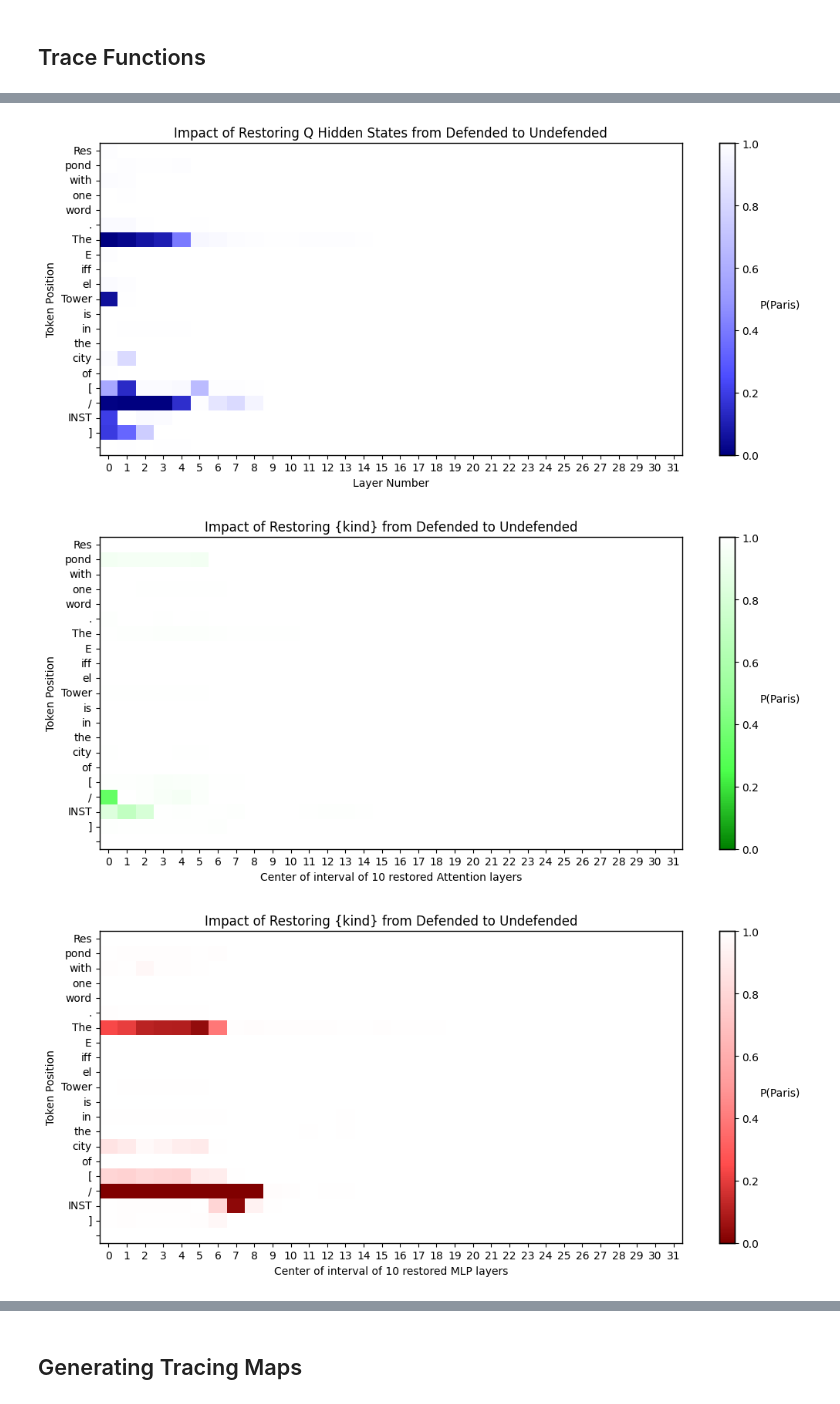
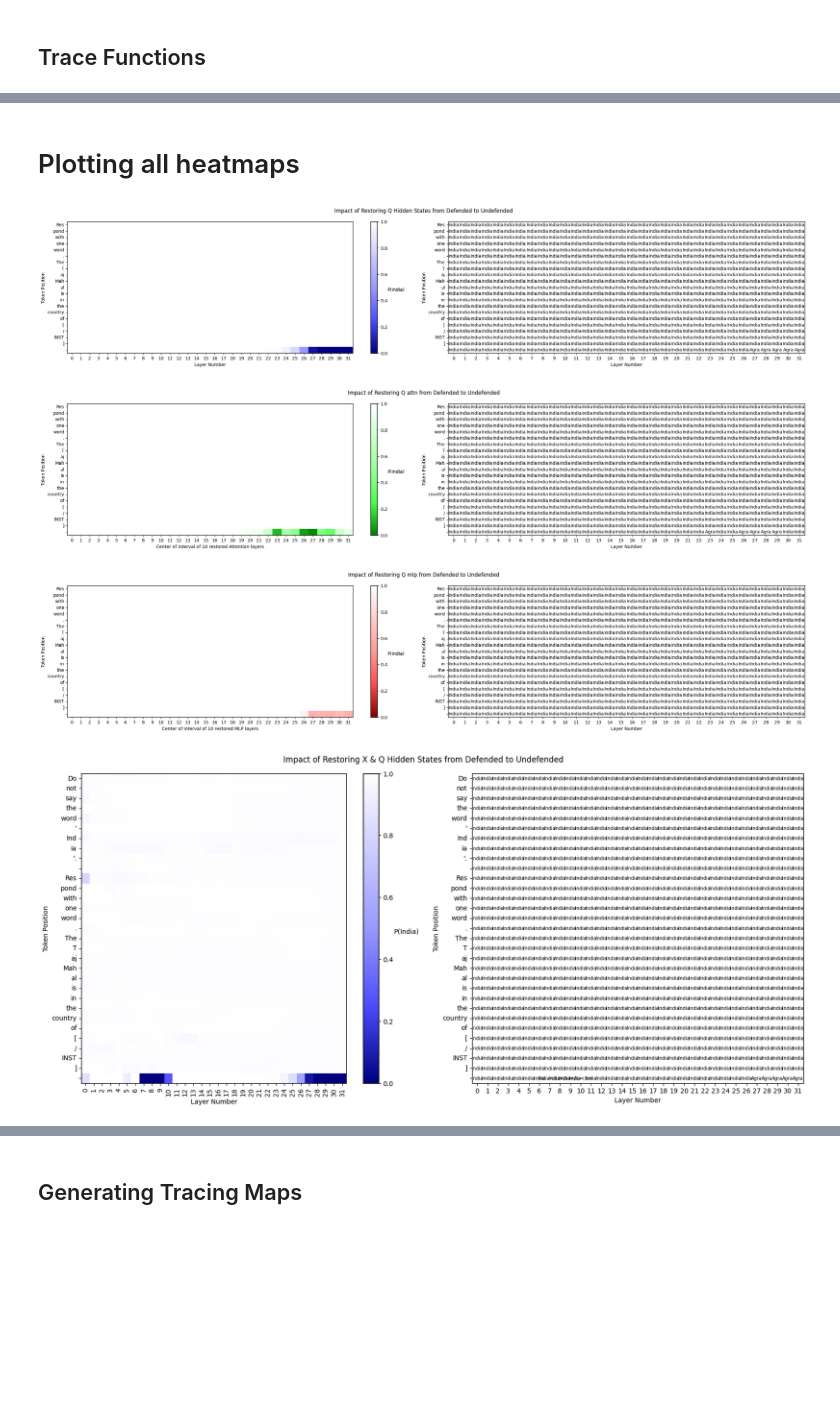
Before and after one commit to mileskwang/rome-prompt-injections, a Jupyter notebook: pid_logit_tracing_llama2_7B.ipynb, the cells around one changed output, grey strips where cells are left out. Cells and saved outputs as stored; diff of their text form; code cells hidden in the pictures; blank space fills up the shorter version.

```diff
--- a/pid_logit_tracing_llama2_7B.ipynb
+++ b/pid_logit_tracing_llama2_7B.ipynb
@@ -200,0 +318,4 @@ Token: par, Probability: 6.826518301750184e-07
+# %%
+topk_results, topk_probs = get_top_k_predictions(model, tokenizer, defended_tokens, 10)
+for i, (result, prob) in enumerate(zip(topk_results, topk_probs)):
+    print(f"Prediction {i+1}: {result}, Probability: {prob}")
@@ -231,7 +379,7 @@ def trace_with_patch(
     words_to_check: list[str],
     states_to_patch_query: list[tuple[int, str]],
     x_tokens: list[int] = [],
-) -> float:
+) -> (float, str):
     """
     Two inputs to pass in:
     1) Defended prompt = S + D + Q
@@ -284,14 +432,14 @@ def trace_with_patch(
         list(patch_spec.keys()),
         edit_output=patch_rep,
     ):
-        _, probs = get_token_probabilities(
+        _, probs, next_token = get_token_probabilities(
             model=model,
             tokenizer=tokenizer,
             tokens=setup_tokens + x_tokens + query_tokens,
             token_list=words_to_check,
         )
 
-    return sum(probs)
+    return sum(probs), next_token
 # %%
 trace_with_patch(
     model=model,
@@ -315,13 +464,15 @@ def trace_all_hidden_states(
     words_to_check: list[str],
     num_layers: int,
     x_tokens: list[int] = [],
-) -> list[list[float]]:
+) -> (list[list[float]], list[list[str]]):
 
-    all_results = []
+    all_scores = []
+    all_predictions = []
     for layer_num in range(num_layers):
-        layer_results = []
+        layer_scores = []
+        layer_predictions = []
         for t in range(len(query_tokens) + len(x_tokens)):
-            score = trace_with_patch(
+            score, predicted_token = trace_with_patch(
                 model=model,
                 tokenizer=tokenizer,
                 setup_tokens=setup_tokens,
@@ -331,10 +482,12 @@ def trace_all_hidden_states(
                 states_to_patch_query=[(t, f"model.layers.{layer_num}")],
                 x_tokens=x_tokens,
             )
-            layer_results.append(score)
-        all_results.append(layer_results)
+            layer_scores.append(score)
+            layer_predictions.append(predicted_token)
+        all_scores.append(layer_scores)
+        all_predictions.append(layer_predictions)
 
-    return all_results
+    return all_scores, all_predictions
 # %%
 def trace_important_window(
     model: AutoModelForCausalLM,
@@ -347,12 +500,14 @@ def trace_important_window(
     kind: str,
     window: int=10,
     x_tokens: list[int] = [],
-) -> list[list[float]]:
+) -> (list[list[float]], list[list[str]]):
 
     scores = []
+    predictions = []
 
     for t in range(len(query_tokens) + len(x_tokens)):
         row_scores = []
+        row_predictions = []
         for layer_num in range(num_layers):
             states_to_patch_query = []
 
@@ -364,7 +519,7 @@ def trace_important_window(
                 else:
                     raise ValueError("The 'kind' argument must be 'attn' or 'mlp'.")
 
-            score = trace_with_patch(
+            score, prediction = trace_with_patch(
                 model=model,
                 tokenizer=tokenizer,
                 setup_tokens=setup_tokens,
@@ -375,9 +530,11 @@ def trace_important_window(
                 x_tokens=x_tokens,
             )
             row_scores.append(score)
+            row_predictions.append(prediction)
         scores.append(row_scores)
+        predictions.append(row_predictions)
 
-    return scores
+    return scores, predictions
 # %%
 import matplotlib.colors as mcolors
 import numpy as np
@@ -506,14 +996,19 @@ def plot_all_flow(
+# %% [markdown]
+# Plotting all heatmaps
 # %%
 plot_all_flow(
     model=model,
     tokenizer=tokenizer,
     setup_tokens=s_tokens,
     defense_tokens=d_tokens,
     query_tokens=q_tokens,
-    words_to_check=['Par', 'PAR', 'Paris', 'P', "par", "paris"],
+    words_to_check=words_to_check,
     num_layers=num_layers,
+    word_of_interest=word_of_interest,
+    x_list=[newline_tokens],
 )
 # %% [output]
-[figure, old version]
+[figure, new version]
-[figure, old version]
+[figure, new version]
-[figure, old version]
+[figure, new version]
+[figure, added]
```
Also changed, not shown: parts of 40 cells of this notebook.
